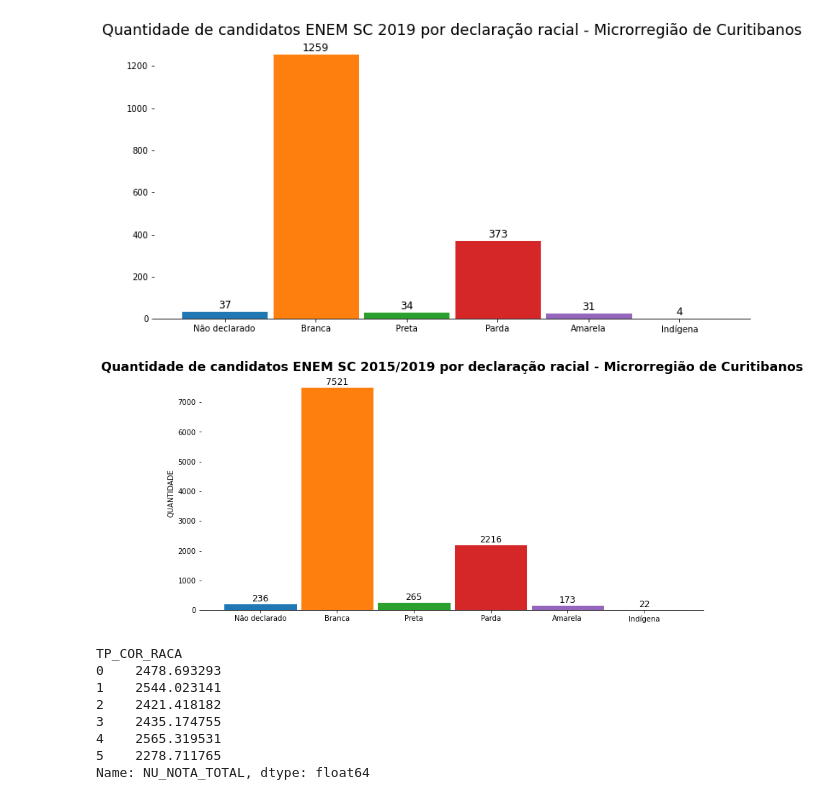
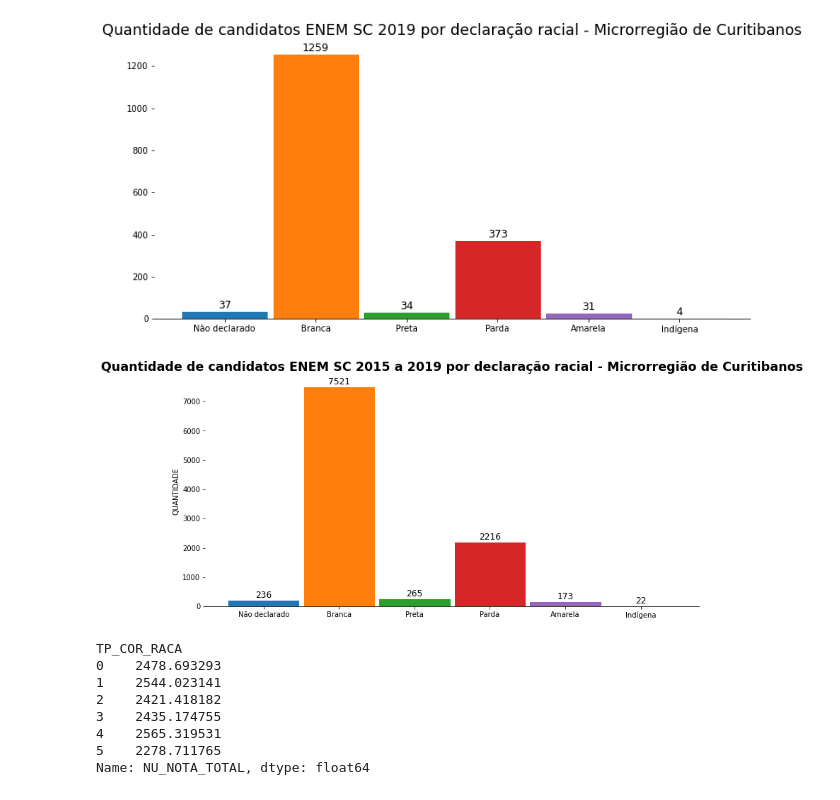
Before and after one commit to NophaieViscente/AnaliseDadosENEM, a Jupyter notebook: Analisando_Dados_da_Educação_ENEM_SC_Mesorregião_Serrana_|_Microrregião_de_Curitibanos.ipynb, the cells around one changed output. Cells and saved outputs as stored; diff of their text form; code cells hidden in the pictures.

```diff
--- a/Analisando_Dados_da_Educação_ENEM_SC_Mesorregião_Serrana_|_Microrregião_de_Curitibanos.ipynb
+++ b/Analisando_Dados_da_Educação_ENEM_SC_Mesorregião_Serrana_|_Microrregião_de_Curitibanos.ipynb
@@ -166,26 +177,26 @@ plt.show()
 # %%
 # Filtrando os candidatos por declaração de raça.
 participantes_por_Raca = dados_regiao_serrana['TP_COR_RACA'].value_counts().sort_index()
 # Criando dicionário para a substituição dos números pela categoria .
 dicionarioRacas = {0 : 'Não declarado', 1 : 'Branca',2 : 'Preta', 3 :'Parda',4:'Amarela',5:'Indígena'}
 # Construindo o gráfico
 fig, ax = plt.subplots(figsize=(12.5,6))
 # Retirando as linhas de borda .
 for axis in ['top', 'right', 'left']:
    ax.spines[axis].set_color(None)
 # Capturando o indice para ser substituído por uma categoria;
 # Capturando valor para alocar em cima das barras do gráfico.
 for indice, valor in enumerate(participantes_por_Raca) :
   indice = dicionarioRacas[indice]
   fig = plt.bar(indice,valor,width=0.95,edgecolor='white',linewidth=0.95)
   ax.text(x=indice ,y=valor, s=valor ,horizontalalignment='center',
           verticalalignment='bottom',fontdict={'fontsize':12.25})
-plt.title('Quantidade de candidatos ENEM SC 2015/2019 por declaração racial - Microrregião de Curitibanos',
+plt.title('Quantidade de candidatos ENEM SC 2015 a 2019 por declaração racial - Microrregião de Curitibanos',
           fontdict={'fontsize': 17.5,'fontweight':'semibold'})
 plt.ylabel('QUANTIDADE')
 plt.show()
 # %% [output]
-[figure, old version]
+[figure, new version]
 # %%
 #Capturando os dados das notas das provas e colocando em uma variável chamada provas
 provas = ['NU_NOTA_CN','NU_NOTA_CH','NU_NOTA_MT','NU_NOTA_LC','NU_NOTA_REDACAO']
```
Also changed, not shown: parts of 19 cells of this notebook.
